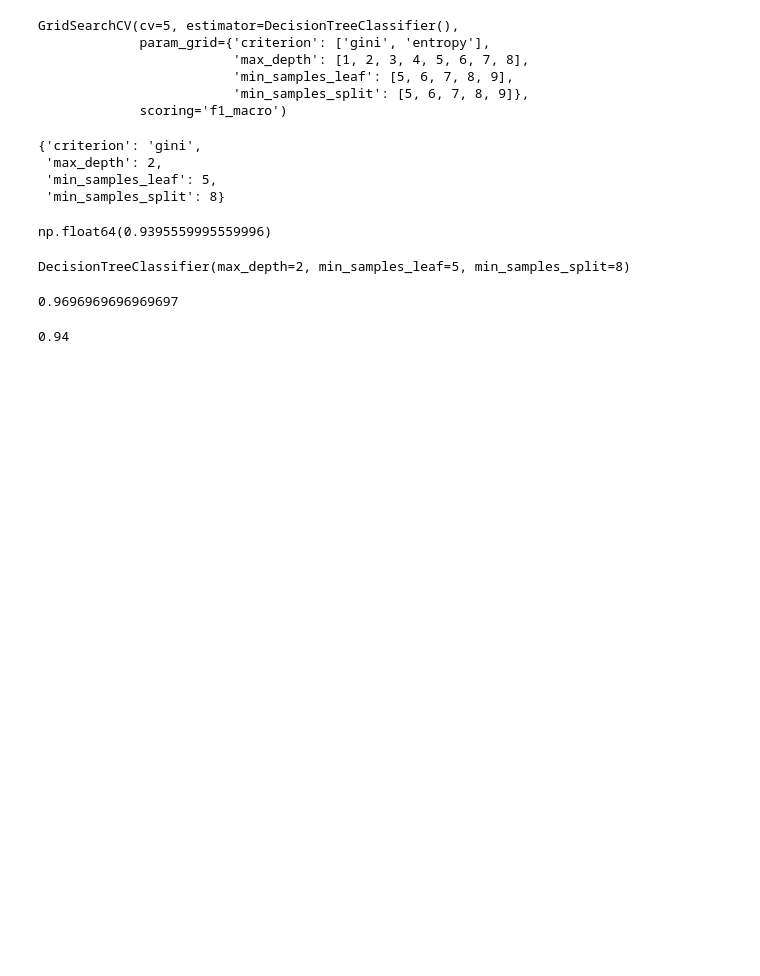
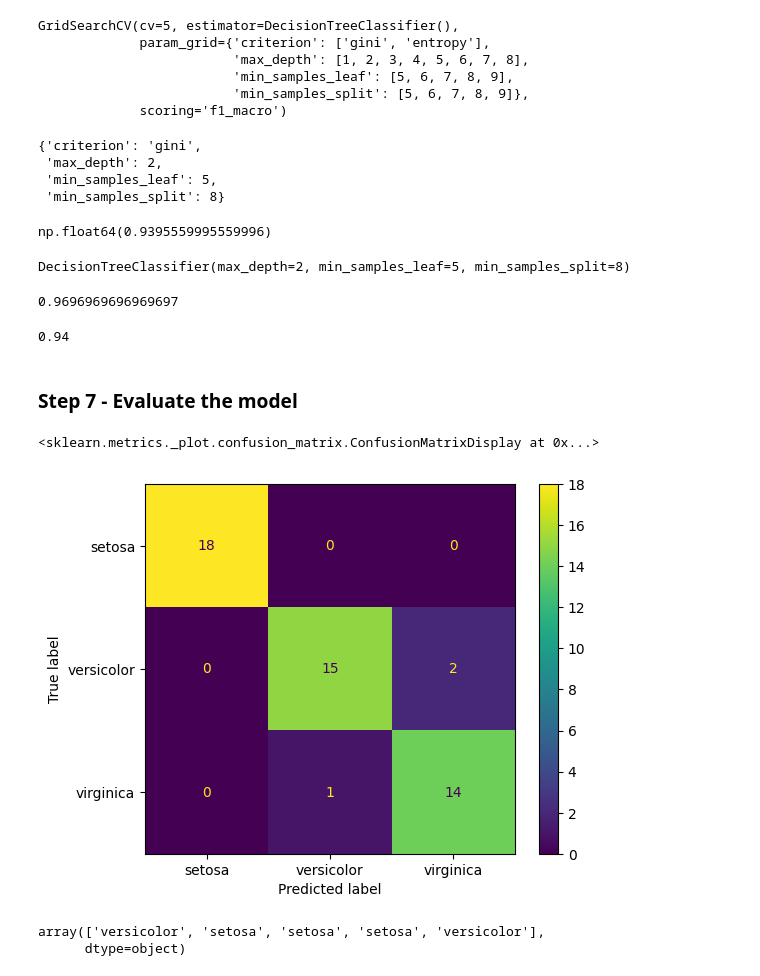
Before and after one commit to utkarshg1/ML-Ravet-5-7-Tue-Wed, a Jupyter notebook: 9 Decision Tree Classification/DTC.ipynb, the cells around one changed output. Cells and saved outputs as stored; diff of their text form; code cells hidden in the pictures; blank space fills up the shorter version.

```diff
--- a/9 Decision Tree Classification/DTC.ipynb
+++ b/9 Decision Tree Classification/DTC.ipynb
@@ -245,3 +245,17 @@ best_dtc.score(xtrain, ytrain)
 best_dtc.score(xtest, ytest)
 # %% [output]
 0.94
+# %% [markdown]
+### Step 7 - Evaluate the model
+# %%
+from sklearn.metrics import ConfusionMatrixDisplay
+ConfusionMatrixDisplay.from_estimator(best_dtc, xtest, ytest)
+# %% [output]
+<sklearn.metrics._plot.confusion_matrix.ConfusionMatrixDisplay at 0x...>
+[figure, added]
+# %%
+ypred_test = best_dtc.predict(xtest)
+ypred_test[0:5]
+# %% [output]
+array(['versicolor', 'setosa', 'setosa', 'setosa', 'versicolor'],
+      dtype=object)
```
Also changed, not shown: parts of 30 cells of this notebook, 3 other files.
